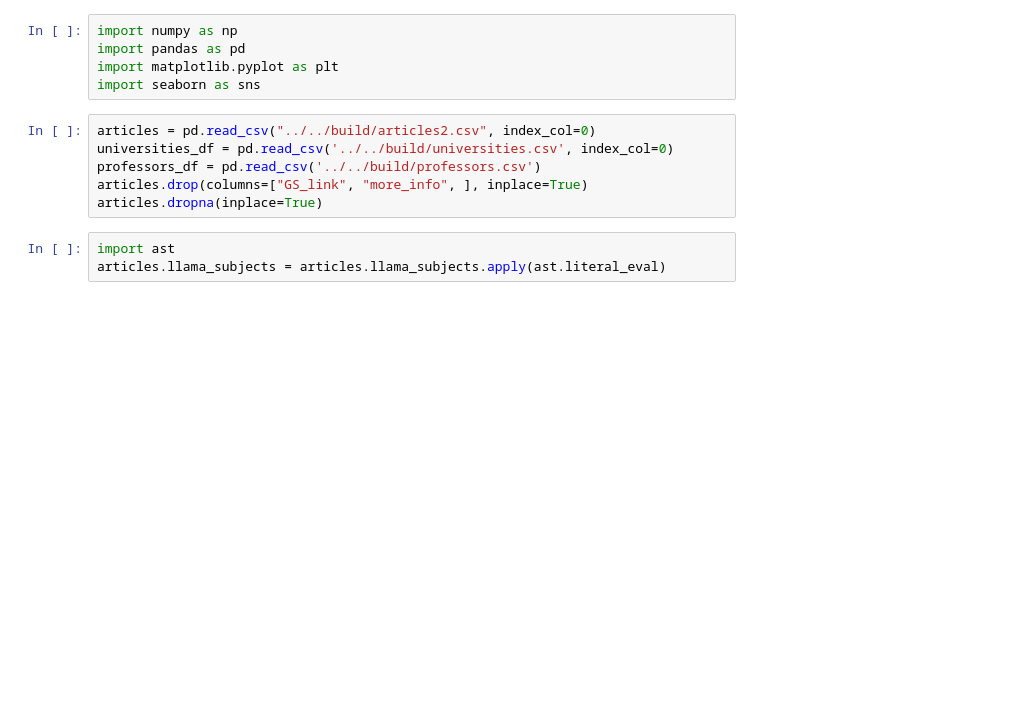
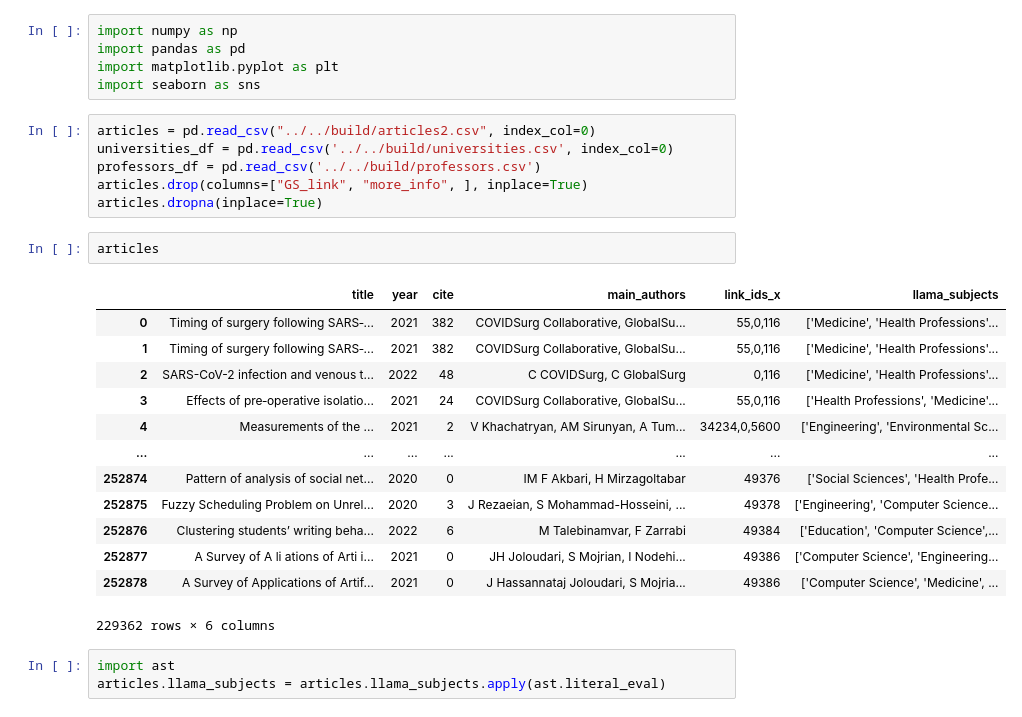
Before and after one commit to zahediparsa/Google-Scholar-Data-Mining, a Jupyter notebook: src/analysis.ipynb, the cells around one changed output. Cells and saved outputs as stored; diff of their text form; blank space fills up the shorter version.

```diff
--- a/src/analysis.ipynb
+++ b/src/analysis.ipynb
@@ -9,6 +9,22 @@ universities_df = pd.read_csv('../../build/universities.csv', index_col=0)
 professors_df = pd.read_csv('../../build/professors.csv')
 articles.drop(columns=["GS_link", "more_info", ], inplace=True)
 articles.dropna(inplace=True)
+# %%
+articles
+# %% [output]
+|  | title | year | cite | main_authors | link_ids_x | llama_subjects |
+| 0 | Timing of surgery following SARS‐... | 2021 | 382 | COVIDSurg Collaborative, GlobalSu... | 55,0,116 | ['Medicine', 'Health Professions'... |
+| 1 | Timing of surgery following SARS‐... | 2021 | 382 | COVIDSurg Collaborative, GlobalSu... | 55,0,116 | ['Medicine', 'Health Professions'... |
+| 2 | SARS-CoV-2 infection and venous t... | 2022 | 48 | C COVIDSurg, C GlobalSurg | 0,116 | ['Medicine', 'Health Professions'... |
+| 3 | Effects of pre‐operative isolatio... | 2021 | 24 | COVIDSurg Collaborative, GlobalSu... | 55,0,116 | ['Health Professions', 'Medicine'... |
+| 4 | Measurements of the ... | 2021 | 2 | V Khachatryan, AM Sirunyan, A Tum... | 34234,0,5600 | ['Engineering', 'Environmental Sc... |
+| ... | ... | ... | ... | ... | ... | ... |
+| 252874 | Pattern of analysis of social net... | 2020 | 0 | IM F Akbari, H Mirzagoltabar | 49376 | ['Social Sciences', 'Health Profe... |
+| 252875 | Fuzzy Scheduling Problem on Unrel... | 2020 | 3 | J Rezaeian, S Mohammad-Hosseini, ... | 49378 | ['Engineering', 'Computer Science... |
+| 252876 | Clustering students’ writing beha... | 2022 | 6 | M Talebinamvar, F Zarrabi | 49384 | ['Education', 'Computer Science',... |
+| 252877 | A Survey of A li ations of Arti i... | 2021 | 0 | JH Joloudari, S Mojrian, I Nodehi... | 49386 | ['Computer Science', 'Engineering... |
+| 252878 | A Survey of Applications of Artif... | 2021 | 0 | J Hassannataj Joloudari, S Mojria... | 49386 | ['Computer Science', 'Medicine', ... |
+229362 rows × 6 columns
 # %%
 import ast
 articles.llama_subjects = articles.llama_subjects.apply(ast.literal_eval)
```
Also changed, not shown: parts of 10 cells of this notebook.
